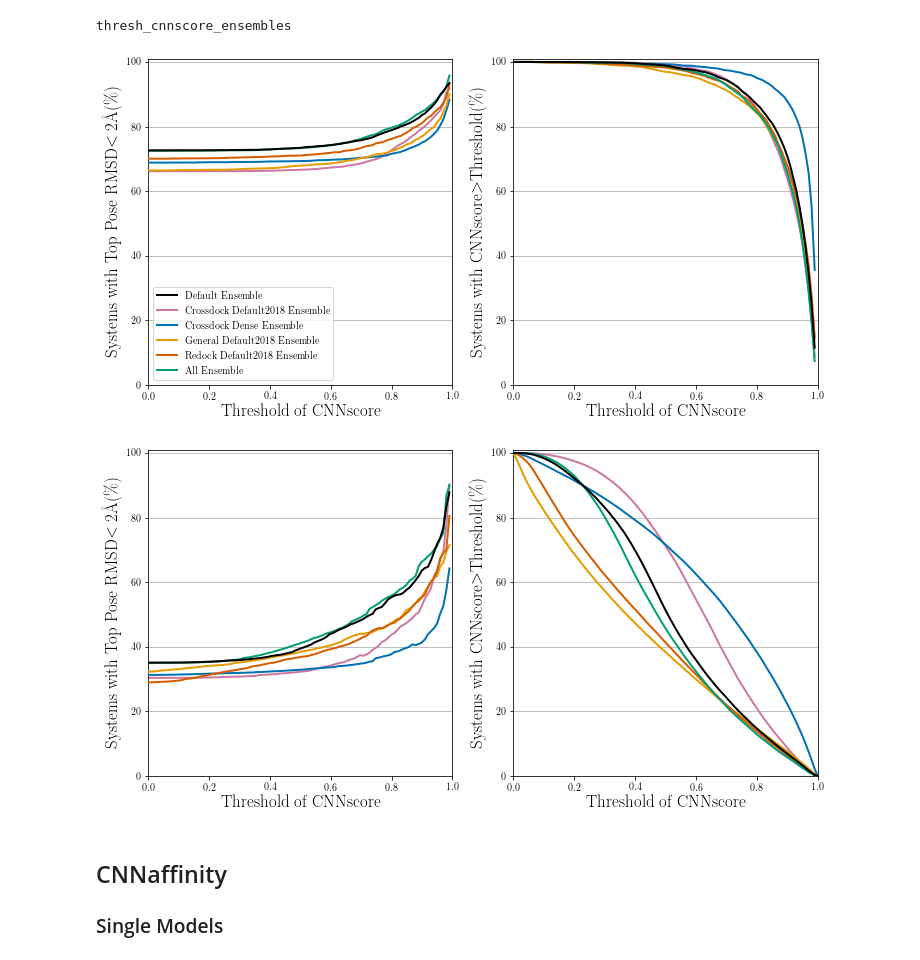
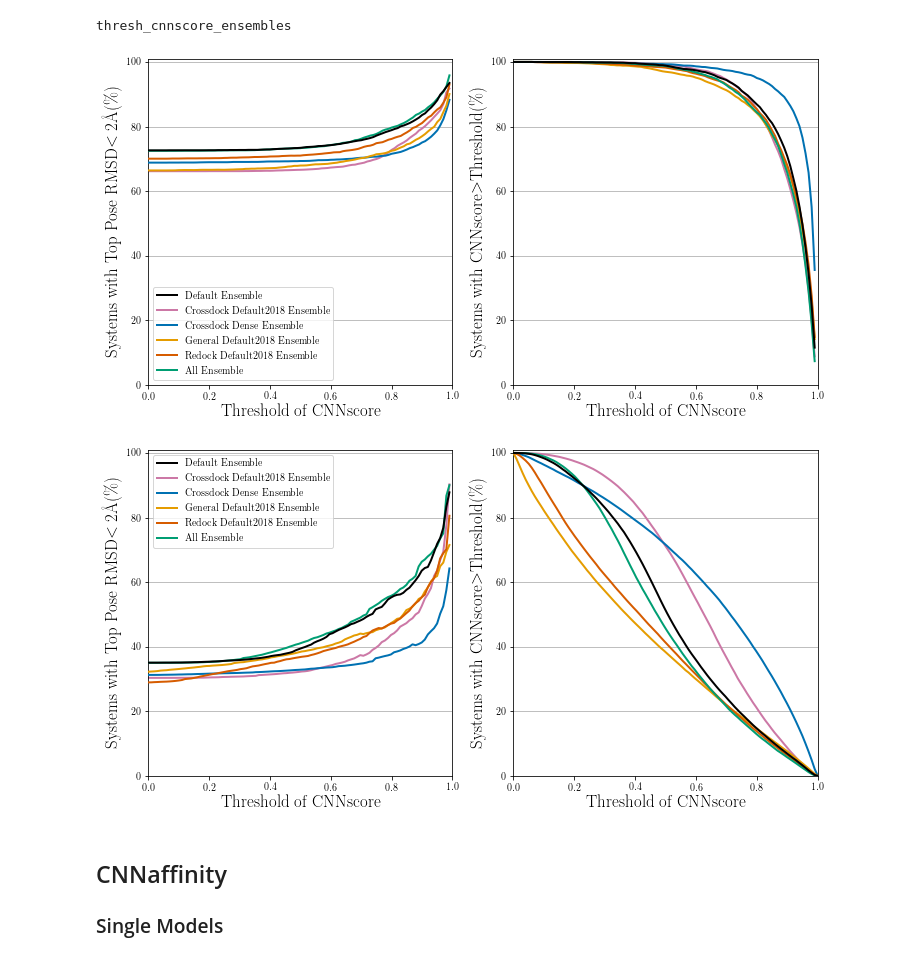
Before and after one commit to dkoes/GNINA-1.0, a Jupyter notebook: MakeFinalGraphs.ipynb, the cells around one changed output. Cells and saved outputs as stored; diff of their text form; code cells hidden in the pictures.

Commit message:
added legend to cross-docking figure of cnnscore

```diff
--- a/MakeFinalGraphs.ipynb
+++ b/MakeFinalGraphs.ipynb
@@ -518,36 +518,35 @@ for big_df,data_type in [(plot_df_rd,'redocking'),(plot_df_cd,'crossdocking')]:
     fig, (ax1,ax2) = plt.subplots(1,2,figsize=[12,6],sharex=True,sharey=True)
     rang= list(big_df.index)
     for i,c in enumerate([col for col in big_df.columns if 'Good' in col]):
         model = c.replace(' Good','')
         c = color_dict[model.replace(' Ensemble','')]
         ls = get_linestyle(model)
         lw = get_linewidth(model)
         if 'Default Ensemble' == model:
             zorder = 10
         else:
             zorder = i+1
         ax1.plot(rang,big_df[f'{model} Good'],label=model,color=c,linestyle=ls,linewidth=lw,zorder=zorder)
         ax2.plot(rang,big_df[f'{model} Left'],label=model,color=c,linestyle=ls,linewidth=lw,zorder=zorder)
     ax1.set_xlabel('Threshold of CNNscore',fontsize=thresh_fs)
     ax2.set_xlabel('Threshold of CNNscore',fontsize=thresh_fs)
     ax1.grid(b=True,axis='y',which='major')
-    if data_type == 'redocking':
-        ax1.legend()
+    ax1.legend()
     ax2.yaxis.set_tick_params(labelbottom=True)
     ax1.set_xlim(0,1)
     ax1.set_ylim(0,101)
     ax1.set_ylabel(r'Systems with Top Pose RMSD$<2$\AA(\%)',fontsize=thresh_fs)
     ax2.set_ylabel('Systems with CNNscore$>$Threshold(\%)',fontsize=thresh_fs)
     # box = ax1.get_position()
     # ax1.set_position([box.x0, box.y0, box.width * 0.8, box.height])
 
     # lgd = plt.legend(handles=legend_elements,loc='center left', bbox_to_anchor=(1.15, 0.5))
     #plt.ylim(60,100)
     ax2.grid(b=True,axis='y',which='major')
     plt.savefig(f'/home/anm329/GNINA-1.0/figures/{data_type}/{figname}.pdf', dpi=dpi)
 # %% [output]
 [figure]
-[figure, old version]
+[figure, new version]
 # %%
 plot_df_rd.to_csv(f'/home/anm329/GNINA-1.0/data/redocking/{filename}')
 plot_df_cd.to_csv(f'/home/anm329/GNINA-1.0/data/crossdocking/{filename}')
```
Also changed, not shown: 1 other file.
